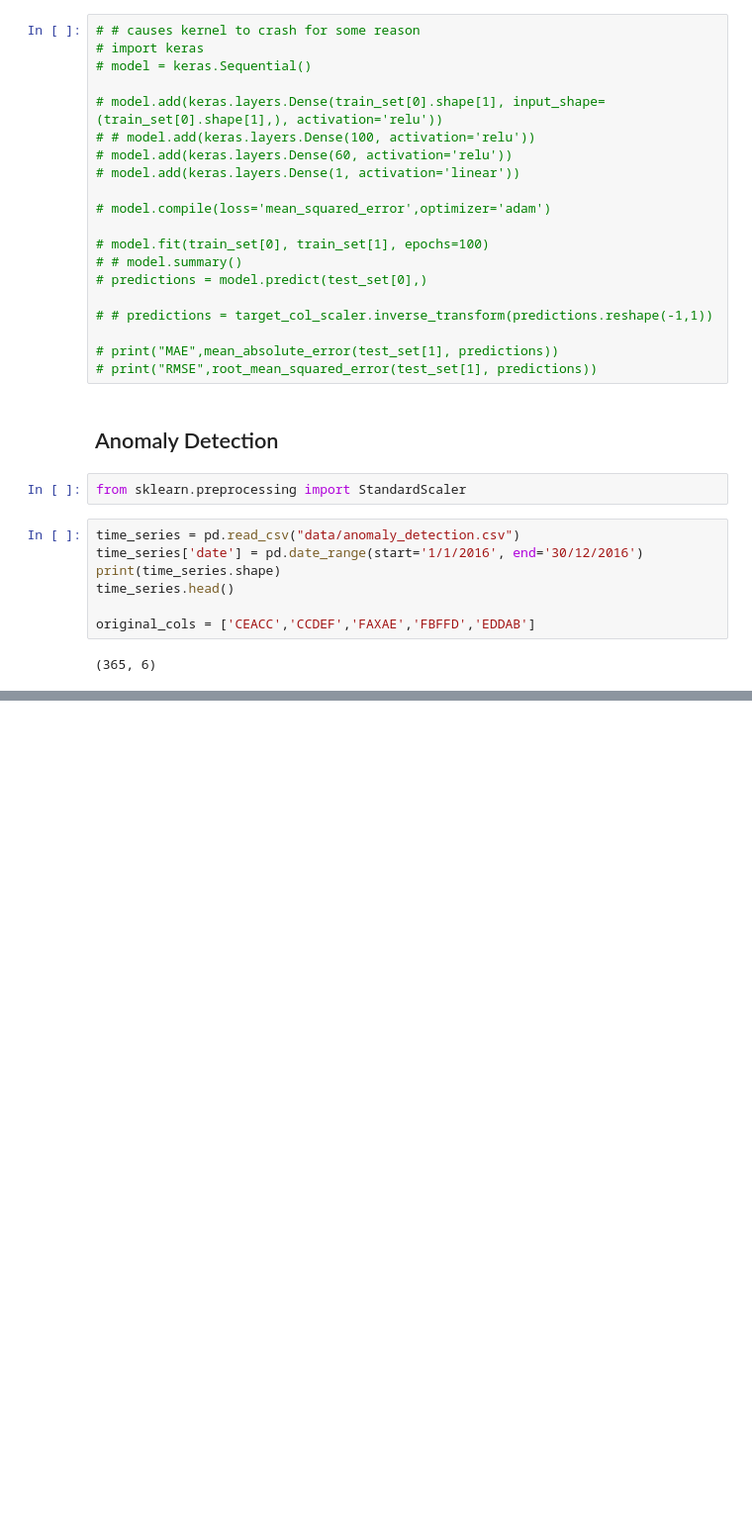
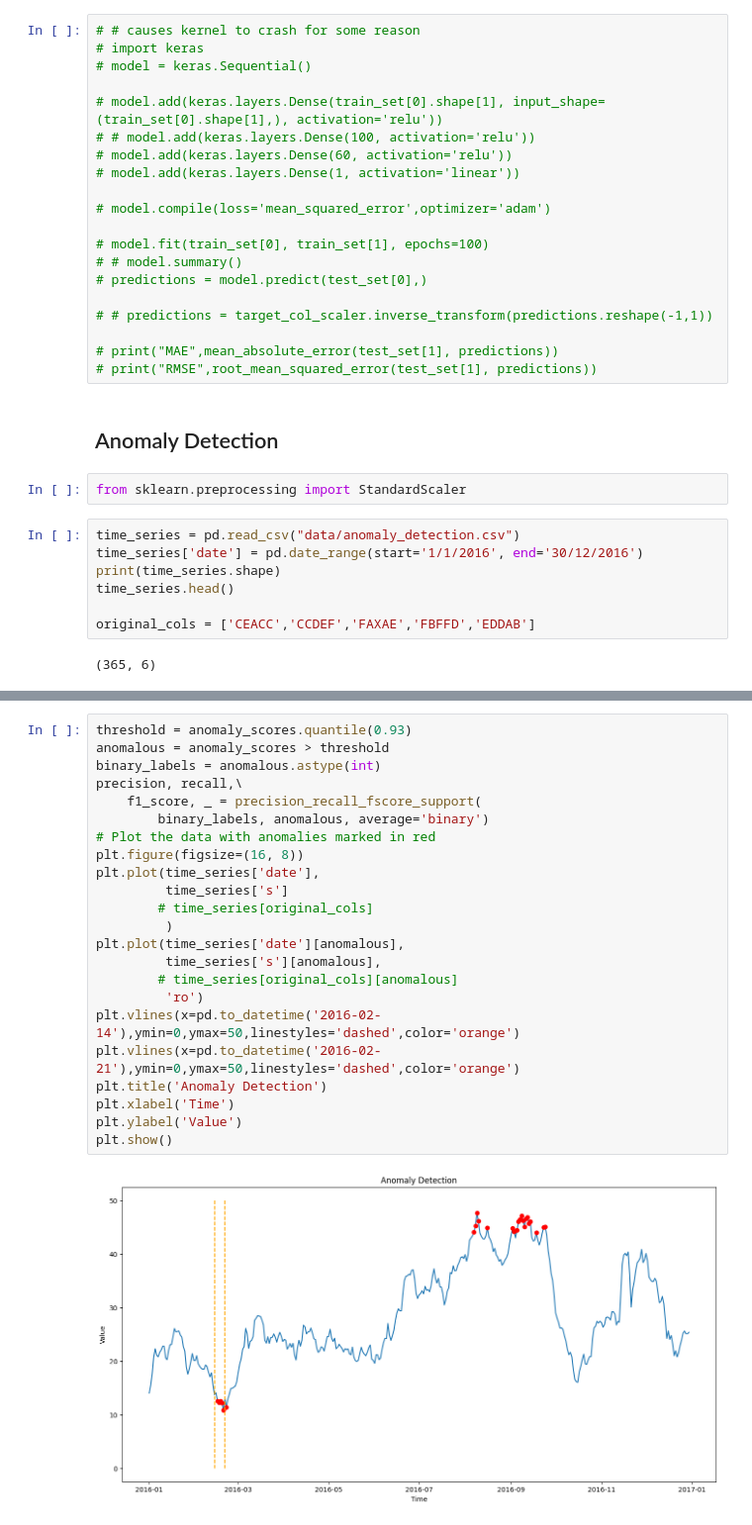
Before and after one commit to gandalf486/weather-forecast, a Jupyter notebook: explore.ipynb, the cells around one changed output, grey strips where cells are left out. Shown at 99% size. Cells and saved outputs as stored; diff of their text form; blank space fills up the shorter version.

```diff
--- a/explore.ipynb
+++ b/explore.ipynb
@@ -341,0 +417,25 @@ plt.close()
+# %%
+threshold = anomaly_scores.quantile(0.93)
+anomalous = anomaly_scores > threshold
+binary_labels = anomalous.astype(int)
+precision, recall,\
+    f1_score, _ = precision_recall_fscore_support(
+        binary_labels, anomalous, average='binary')
+# Plot the data with anomalies marked in red
+plt.figure(figsize=(16, 8))
+plt.plot(time_series['date'],
+         time_series['s']
+        # time_series[original_cols]
+         )
+plt.plot(time_series['date'][anomalous],
+         time_series['s'][anomalous],
+        # time_series[original_cols][anomalous]
+         'ro')
+plt.vlines(x=pd.to_datetime('2016-02-14'),ymin=0,ymax=50,linestyles='dashed',color='orange')
+plt.vlines(x=pd.to_datetime('2016-02-21'),ymin=0,ymax=50,linestyles='dashed',color='orange')
+plt.title('Anomaly Detection')
+plt.xlabel('Time')
+plt.ylabel('Value')
+plt.show()
+# %% [output]
+[figure, added]
```
Also changed, not shown: parts of 11 cells of this notebook.
